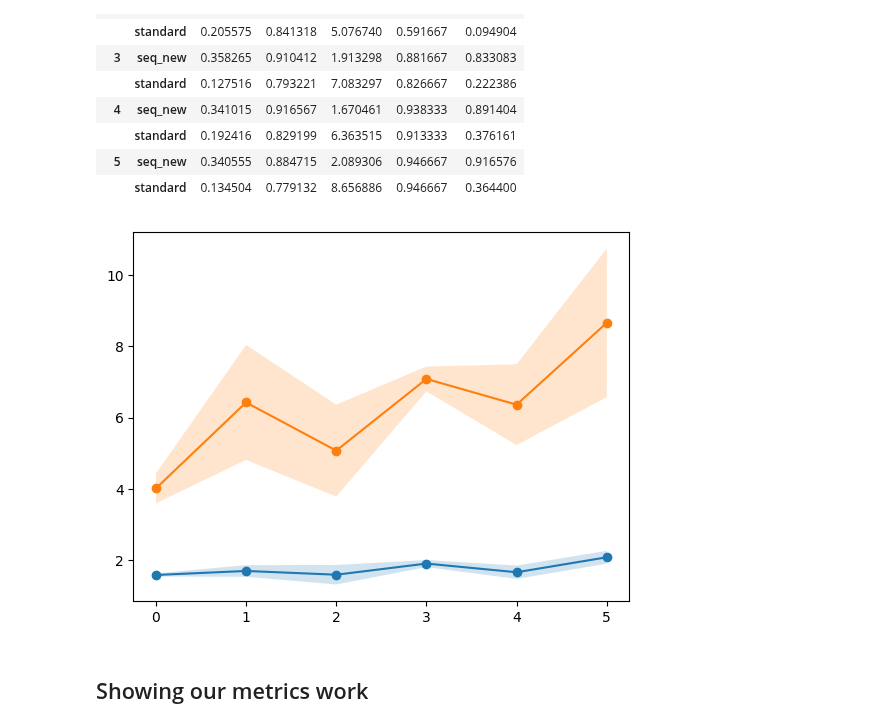
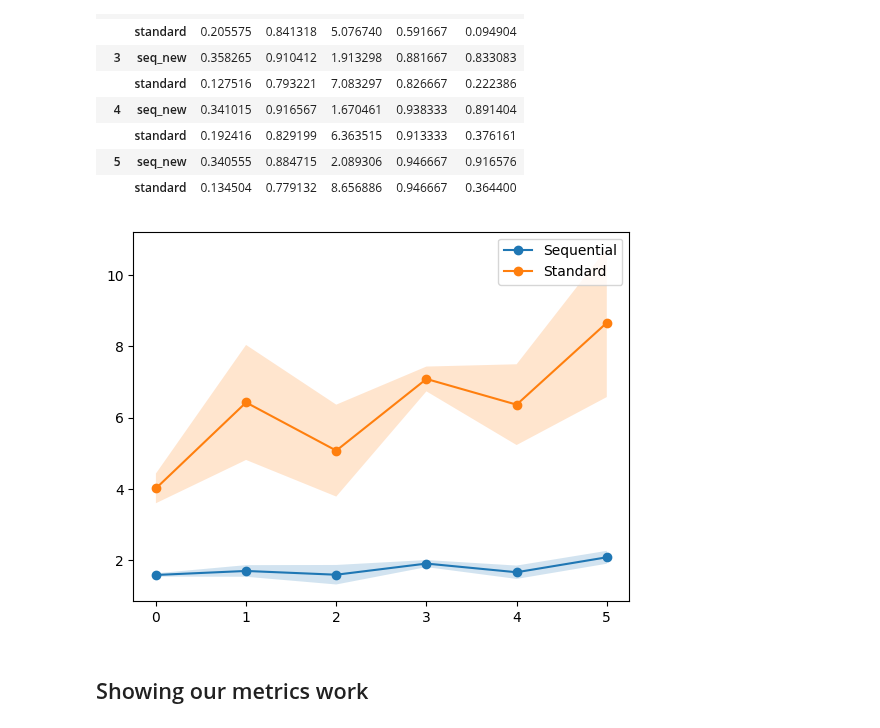
Before and after one commit to harrya32/causal_synthetic_data, a Jupyter notebook: Experiments/Experiments.ipynb, the cells around one changed output. Drawn from its saved outputs; the diff is of its cells as text; code cells hidden in the pictures.

Commit message:
updated insight graphs

```diff
--- a/Experiments/Experiments.ipynb
+++ b/Experiments/Experiments.ipynb
@@ -2389,24 +2405,26 @@ pred_results.groupby(['n_t', 'method']).mean()
 |  | standard | 0.192416 | 0.829199 | 6.363515 | 0.913333 | 0.376161 |
 | 5 | seq_new | 0.340555 | 0.884715 | 2.089306 | 0.946667 | 0.916576 |
 |  | standard | 0.134504 | 0.779132 | 8.656886 | 0.946667 | 0.364400 |
+# %%
+pred_results = pd.read_csv('predictive_insight.csv')
 # %%
 
 x = [0,1,2,3,4,5]
 u_seq = pred_results[pred_results['method']=='seq_new'].groupby(['n_t']).mean()['u_pehe']
 u_stand = pred_results[pred_results['method']=='standard'].groupby(['n_t']).mean()['u_pehe']
 
 u_seq_std = pred_results[pred_results['method']=='seq_new'].groupby(['n_t']).std()['u_pehe']
 u_stand_std = pred_results[pred_results['method']=='standard'].groupby(['n_t']).std()['u_pehe']
 
-plt.plot(x, u_seq, 'o-')
-plt.plot(x, u_stand, 'o-')
+plt.plot(x, u_seq, 'o-', label = 'Sequential')
+plt.plot(x, u_stand, 'o-', label = 'Standard')
 
 plt.fill_between(x, u_seq - u_seq_std, u_seq + u_seq_std, alpha=0.2)
 plt.fill_between(x, u_stand - u_stand_std, u_stand + u_stand_std, alpha=0.2)
-
+plt.legend()
 plt.savefig('plots/CATE_complexity_plot.png')
 # %% [output]
-[figure, old version]
+[figure, new version]
 # %% [markdown]
 ## Showing our metrics work
 # %% [markdown]
```
Also changed, not shown: parts of 10 cells of this notebook, 49 other files.
